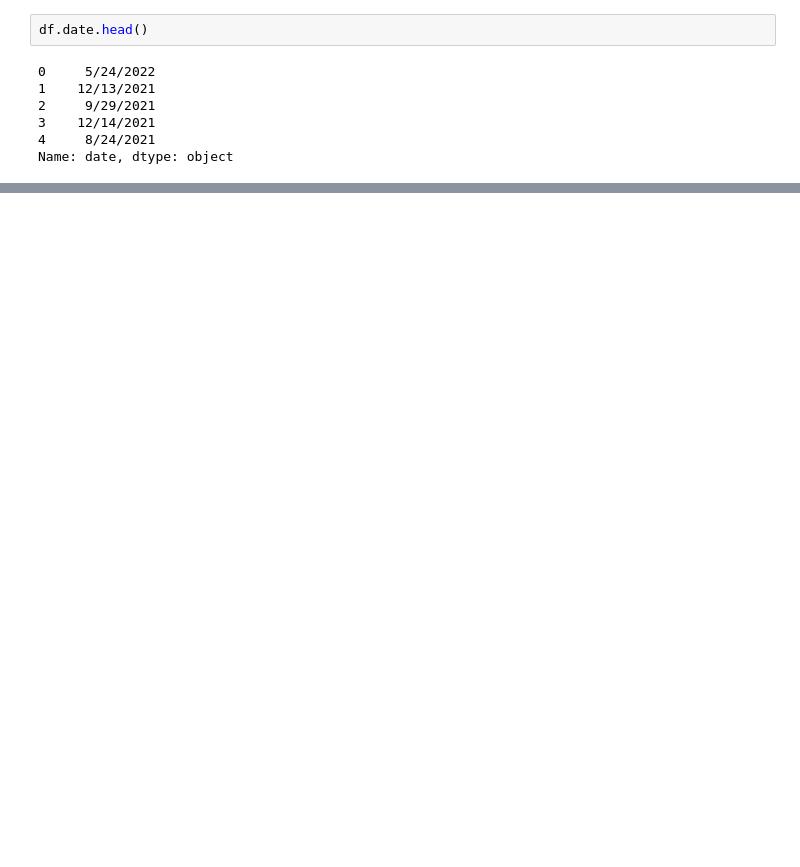
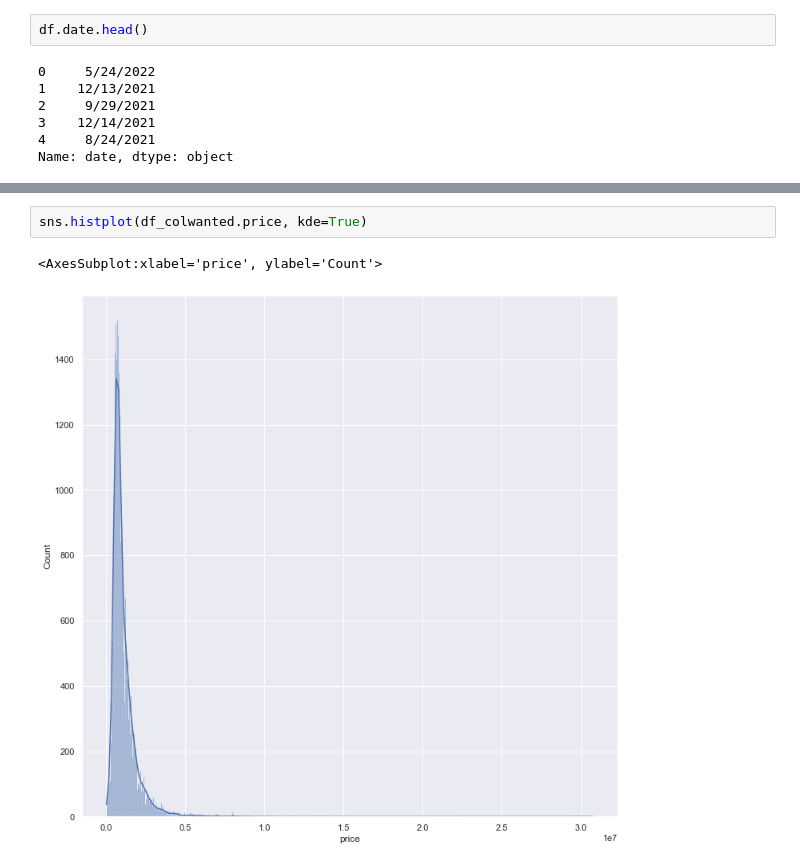
Before and after one commit to ilanhaskel/Real_Estate_Sale_Price_Predictor, a Jupyter notebook: jon.ipynb, the cells around one changed output, grey strips where cells are left out. Drawn from its saved outputs; the diff is of its cells as text; blank space fills up the shorter version.

```diff
--- a/jon.ipynb
+++ b/jon.ipynb
@@ -74,0 +167,5 @@ df.head()
+# %%
+sns.histplot(df_colwanted.price, kde=True)
+# %% [output]
+<AxesSubplot:xlabel='price', ylabel='Count'>
+[figure, added]
```
Also changed, not shown: parts of 44 cells of this notebook.
